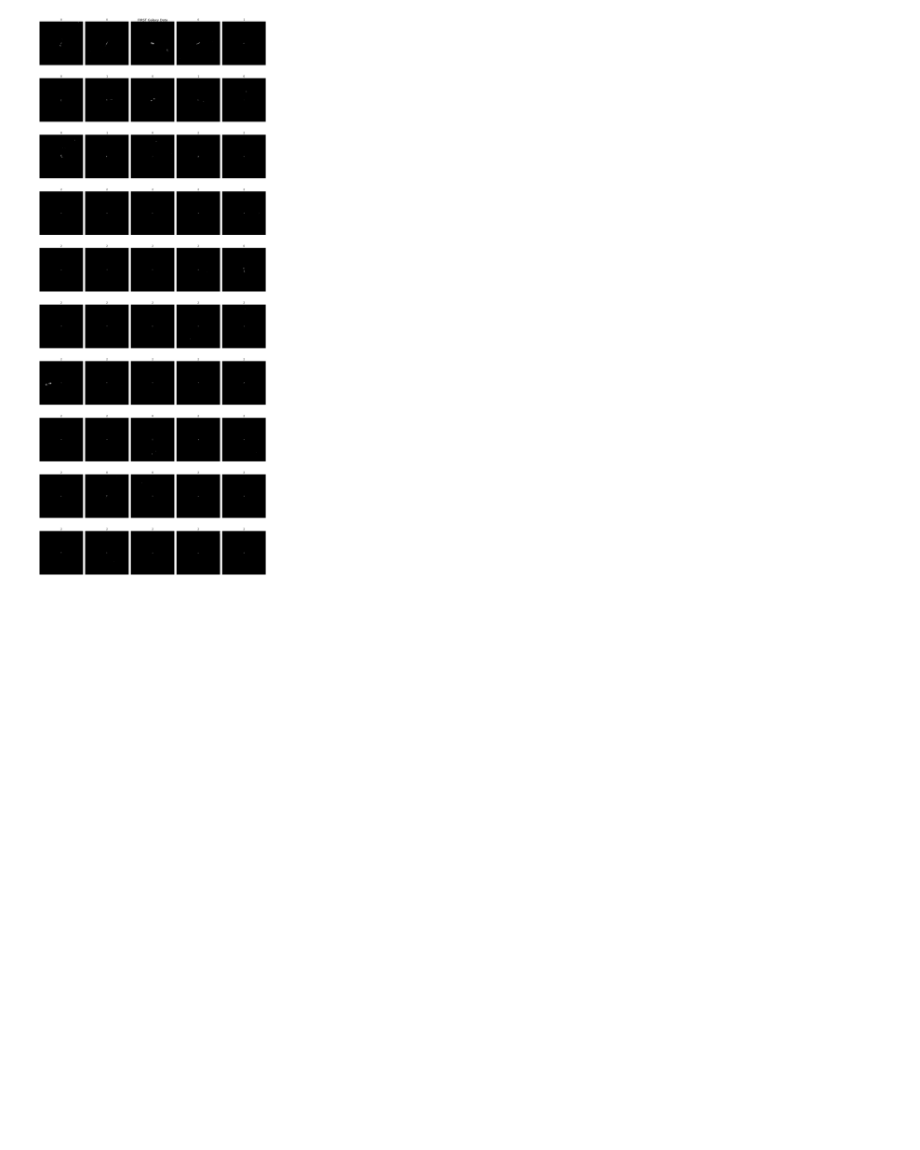
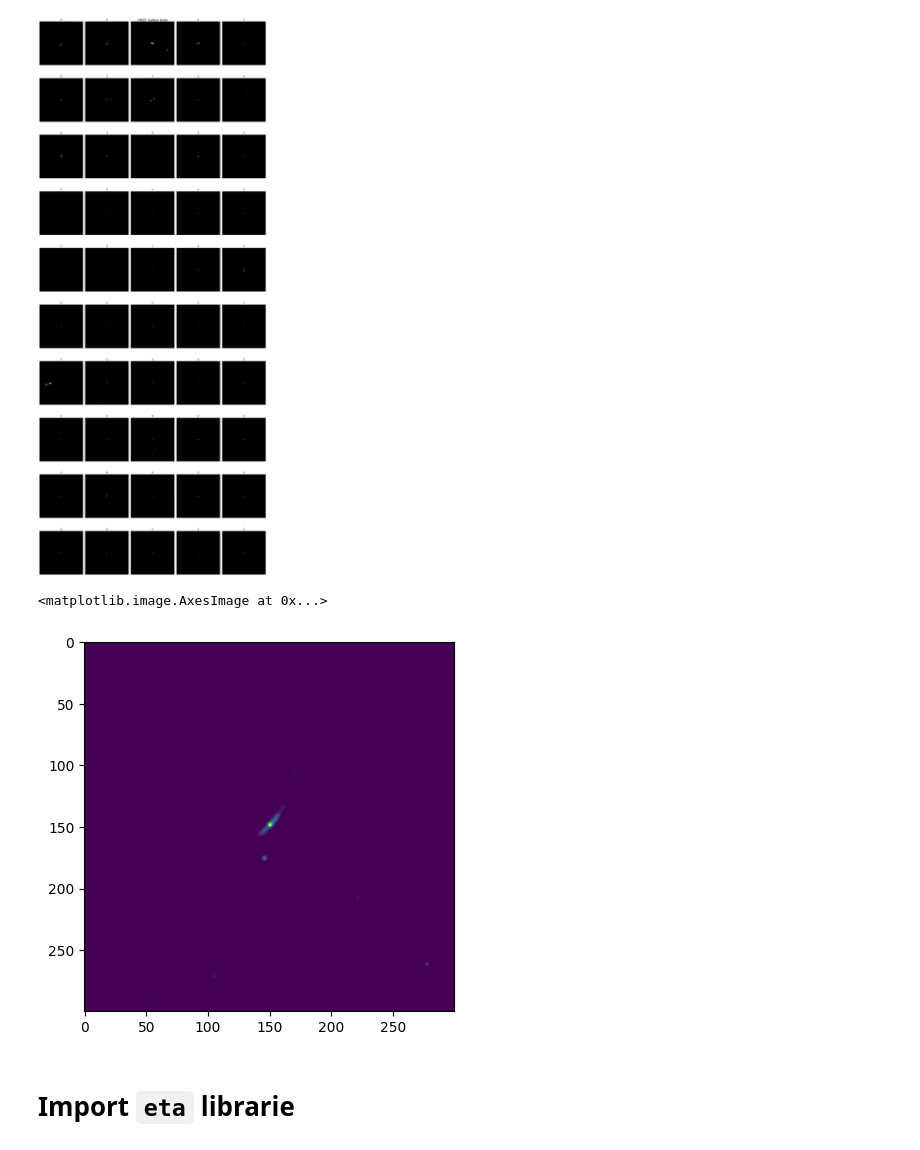
Before and after one commit to barauna-lo/Code_Library, a Jupyter notebook: Radio_Galaxies_Classification.ipynb, the cells around one changed output. Cells and saved outputs as stored; diff of their text form; code cells hidden in the pictures; blank space fills up the shorter version.

```diff
--- a/Radio_Galaxies_Classification.ipynb
+++ b/Radio_Galaxies_Classification.ipynb
@@ -234,3 +234,10 @@ plt.tight_layout()
 plt.show()
 # %% [output]
 [figure]
+# %%
+plt.imshow(FRI_all[0][0][0])
+# %% [output]
+<matplotlib.image.AxesImage at 0x...>
+[figure, added]
+# %% [markdown]
+# Import `eta` librarie
```
Also changed, not shown: parts of 7 cells of this notebook.
